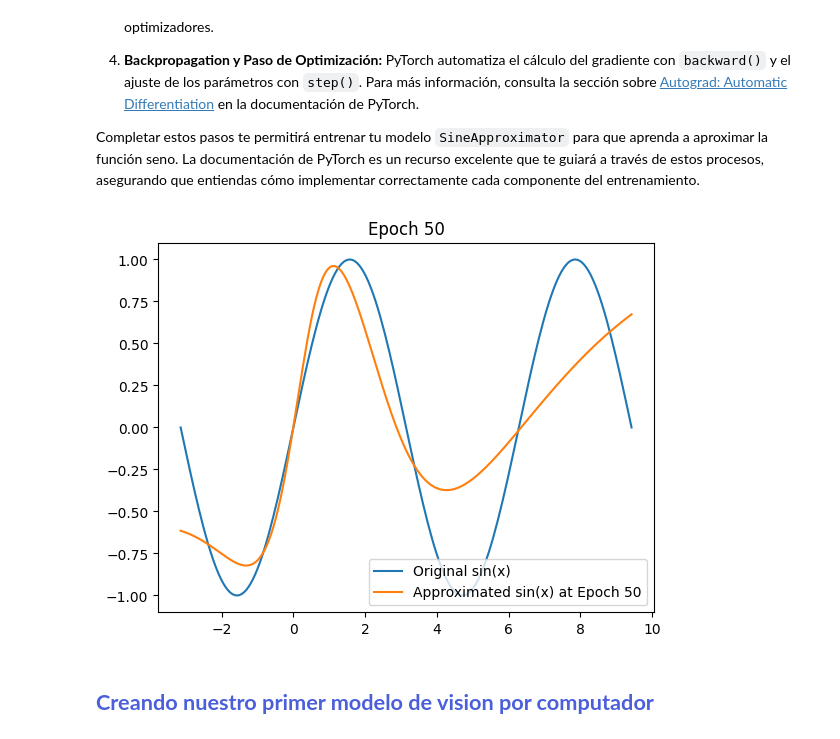
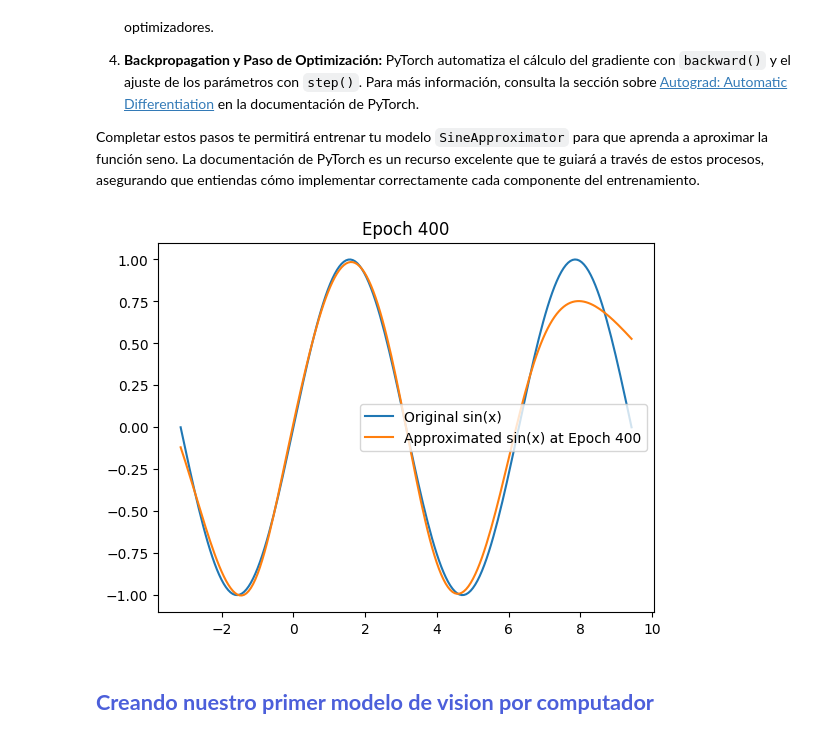
Before and after one commit to Gilberter/Hands-on-Computer-Vision, a Jupyter notebook: sesiones/sesion3/Sesion3_1_DeepLearning.ipynb, the cells around one changed output. Drawn from its saved outputs; the diff is of its cells as text; code cells hidden in the pictures.

```diff
--- a/sesiones/sesion3/Sesion3_1_DeepLearning.ipynb
+++ b/sesiones/sesion3/Sesion3_1_DeepLearning.ipynb
@@ -313,26 +313,27 @@ Completar estos pasos te permitirá entrenar tu modelo `SineApproximator` para q
 # %%
 model = SineApproximator()
 
 optimizer = optim.Adam(model.parameters(), lr=0.01)
 criterion = nn.MSELoss() # mseloss?
 
-epochs = 50
-plot_every = 10  # dont touch this
+epochs = 400
+plot_every = 100  # dont touch this
 
 for epoch in range(epochs):
     optimizer.zero_grad()
     output = model(x_tensor) # model(??)
     loss = criterion(output, y_tensor)
     loss.backward()
     # backward ?
     optimizer.step()
 
     if (epoch+1) % plot_every == 0:
         plot_predictions(model, x, y, epoch)
 
+
 plot_predictions(model, x, y, epochs - 1)
 # %% [output]
-[figure, old version]
+[figure, new version]
 # %% [markdown]
 ## <font color='#4C5FDA'>**Creando nuestro primer modelo de vision por computador** </font> <a name="tema1">
 # %% [markdown]
```
Also changed, not shown: parts of 9 cells of this notebook.
